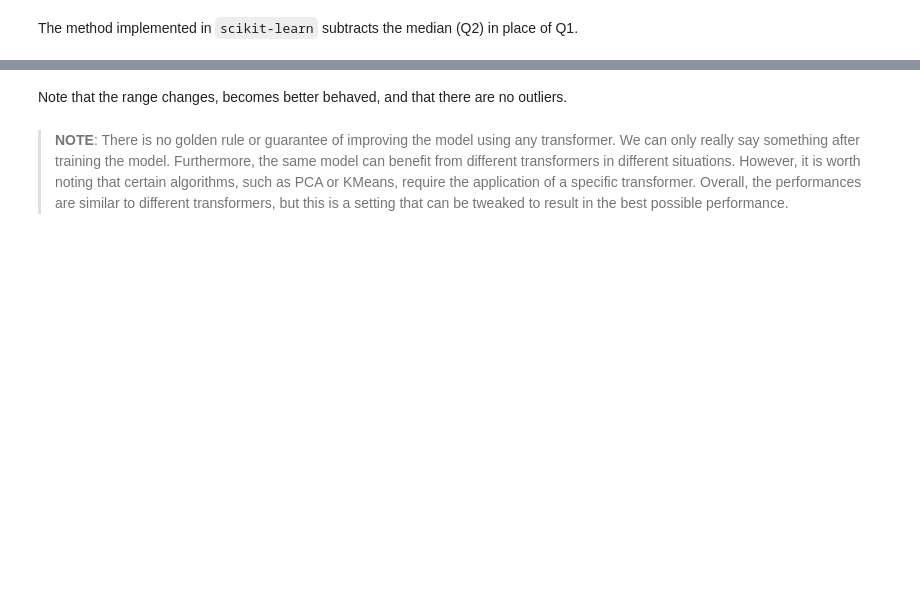
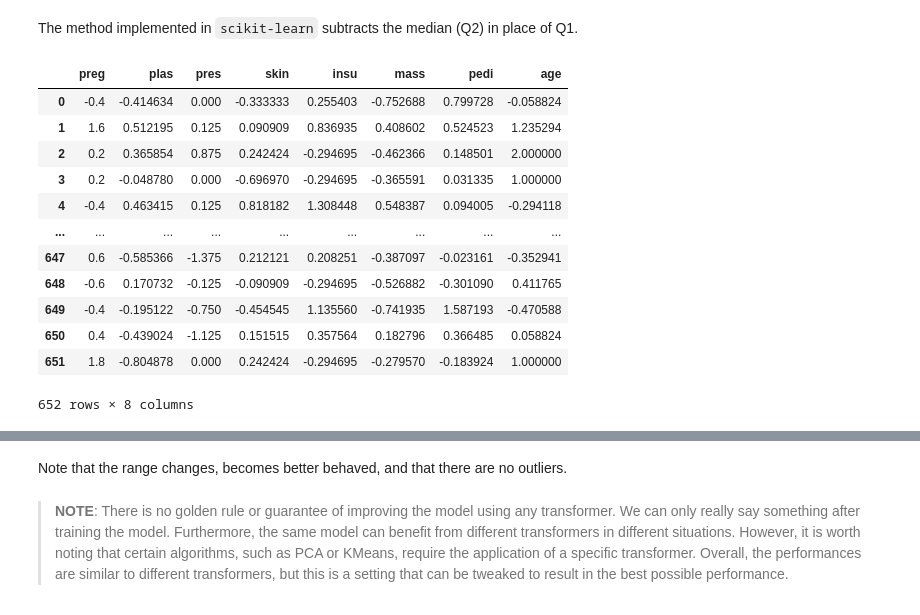
Before and after one commit to brondevitor/Python_Jorney, a Jupyter notebook: Data Preparation/Data preparation II.ipynb, the cells around one changed output, grey strips where cells are left out. Drawn from its saved outputs; the diff is of its cells as text; code cells hidden in the pictures; blank space fills up the shorter version.

```diff
--- a/Data Preparation/Data preparation II.ipynb
+++ b/Data Preparation/Data preparation II.ipynb
@@ -276,0 +312,16 @@
+# %%
+X_train_diabetes_robust
+# %% [output]
+|  | preg | plas | pres | skin | insu | mass | pedi | age |
+| 0 | -0.4 | -0.414634 | 0.000 | -0.333333 | 0.255403 | -0.752688 | 0.799728 | -0.058824 |
+| 1 | 1.6 | 0.512195 | 0.125 | 0.090909 | 0.836935 | 0.408602 | 0.524523 | 1.235294 |
+| 2 | 0.2 | 0.365854 | 0.875 | 0.242424 | -0.294695 | -0.462366 | 0.148501 | 2.000000 |
+| 3 | 0.2 | -0.048780 | 0.000 | -0.696970 | -0.294695 | -0.365591 | 0.031335 | 1.000000 |
+| 4 | -0.4 | 0.463415 | 0.125 | 0.818182 | 1.308448 | 0.548387 | 0.094005 | -0.294118 |
+| ... | ... | ... | ... | ... | ... | ... | ... | ... |
+| 647 | 0.6 | -0.585366 | -1.375 | 0.212121 | 0.208251 | -0.387097 | -0.023161 | -0.352941 |
+| 648 | -0.6 | 0.170732 | -0.125 | -0.090909 | -0.294695 | -0.526882 | -0.301090 | 0.411765 |
+| 649 | -0.4 | -0.195122 | -0.750 | -0.454545 | 1.135560 | -0.741935 | 1.587193 | -0.470588 |
+| 650 | 0.4 | -0.439024 | -1.125 | 0.151515 | 0.357564 | 0.182796 | 0.366485 | 0.058824 |
+| 651 | 1.8 | -0.804878 | 0.000 | 0.242424 | -0.294695 | -0.279570 | -0.183924 | 1.000000 |
+652 rows × 8 columns
```
Also changed, not shown: parts of 8 cells of this notebook.
